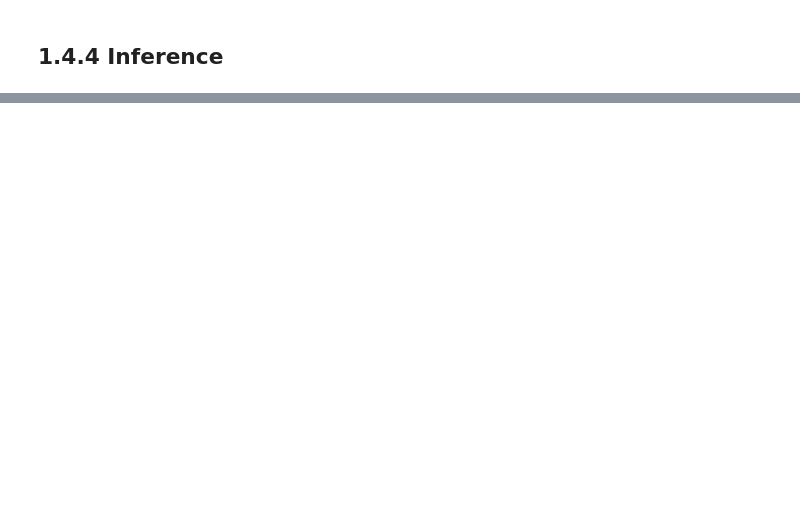
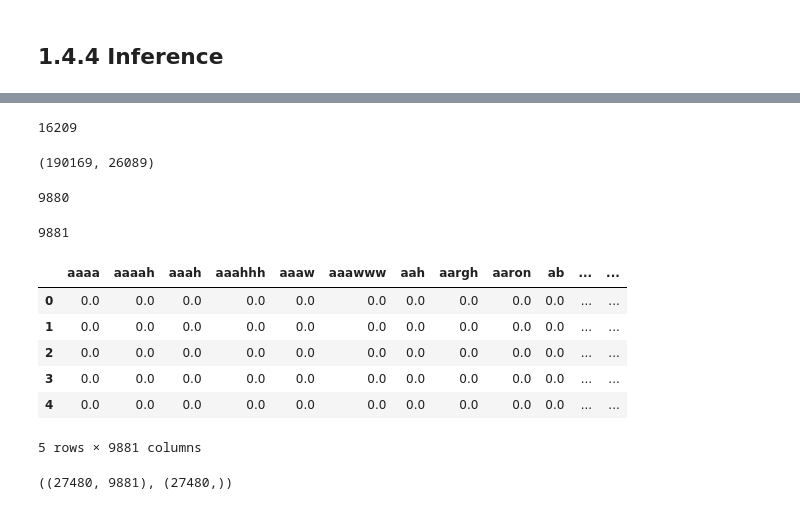
Before and after one commit to Mahanth-Maha/NLP-DS207, a Jupyter notebook: notes/lec01/lec_01_TextClassification.ipynb, the cells around one changed output, grey strips where cells are left out. Cells and saved outputs as stored; diff of their text form; code cells hidden in the pictures; blank space fills up the shorter version.

```diff
--- a/notes/lec01/lec_01_TextClassification.ipynb
+++ b/notes/lec01/lec_01_TextClassification.ipynb
@@ -172,0 +675,7 @@ category chosen: SCIENCE
+# %%
+for l in range(1,11):
+    c= 0
+    for i in word_freq.items():
+        if i[1] == l:
+            c += 1
+    print(f'#words with #occurrences == {l} : {c}')
@@ -172,0 +693,48 @@ category chosen: SCIENCE
+# %%
+min_occ_threshold = 2
+remove_words = [word for word in word_frq_dict if word_frq_dict[word] < min_occ_threshold]
+len(remove_words)
+# %% [output]
+16209
+# %%
+len(words) , len(set(words))
+# %% [output]
+(190169, 26089)
+# %%
+unq_words = set(words) - set(remove_words)
+len(unq_words)
+# %% [output]
+9880
+# %%
+vocab = sorted(set(unq_words)) + ['<UNKNOWN>']
+len(vocab)
+# %% [output]
+9881
+# %%
+def words2Vector(xtext, vocab):
+    df = pd.DataFrame( np.zeros((len(xtext), len(vocab))), columns=vocab)
+    for i, text in enumerate(xtext):
+        for word in text.split():
+            if word in vocab:
+                df.loc[i, word] += 1
+            else :
+                df.loc[i, '<UNKNOWN>'] += 1
+
+    return df
+
+Xtr_df = words2Vector(Xtrain, vocab)
+Xtr_df.head()
+# %% [output]
+|  | aaaa | aaaah | aaah | aaahhh | aaaw | aaawww | aah | aargh | aaron | ab | ... | ... |
+| 0 | 0.0 | 0.0 | 0.0 | 0.0 | 0.0 | 0.0 | 0.0 | 0.0 | 0.0 | 0.0 | ... | ... |
+| 1 | 0.0 | 0.0 | 0.0 | 0.0 | 0.0 | 0.0 | 0.0 | 0.0 | 0.0 | 0.0 | ... | ... |
+| 2 | 0.0 | 0.0 | 0.0 | 0.0 | 0.0 | 0.0 | 0.0 | 0.0 | 0.0 | 0.0 | ... | ... |
+| 3 | 0.0 | 0.0 | 0.0 | 0.0 | 0.0 | 0.0 | 0.0 | 0.0 | 0.0 | 0.0 | ... | ... |
+| 4 | 0.0 | 0.0 | 0.0 | 0.0 | 0.0 | 0.0 | 0.0 | 0.0 | 0.0 | 0.0 | ... | ... |
+5 rows × 9881 columns
+# %%
+X_train = Xtr_df.values
+y_train = ytrain
+X_train.shape, y_train.shape
+# %% [output]
+((27480, 9881), (27480,))
```
Also changed, not shown: parts of 79 cells of this notebook, 8 other files.
